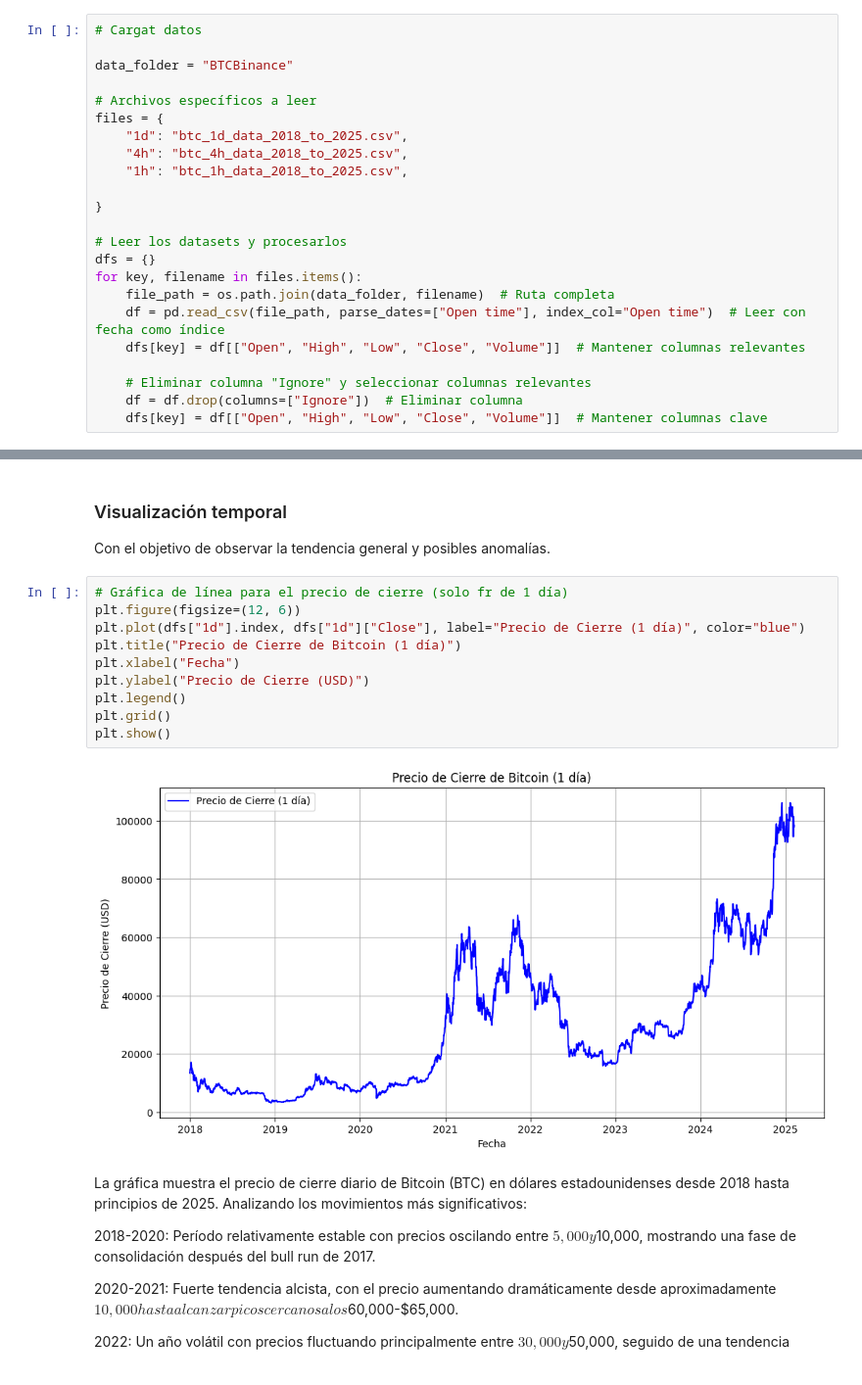
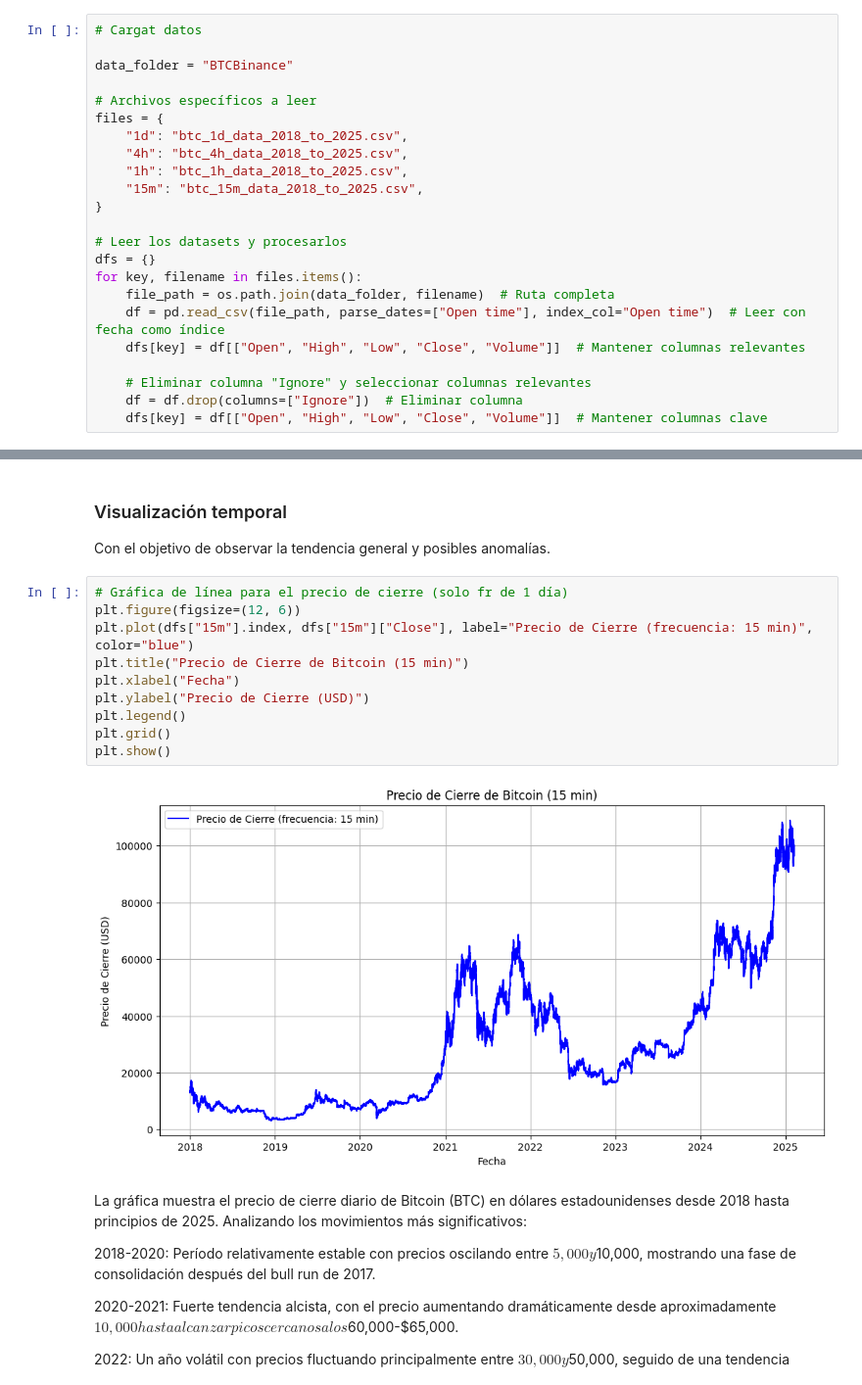
Before and after one commit to mcamilavr/mcamilavr.github.io, a Jupyter notebook: docs/notebooks.ipynb, the cells around one changed output, grey strips where cells are left out. Shown at 98% size. Drawn from its saved outputs; the diff is of its cells as text.

```diff
--- a/docs/notebooks.ipynb
+++ b/docs/notebooks.ipynb
@@ -57,7 +57,7 @@ files = {
     "1d": "btc_1d_data_2018_to_2025.csv",
     "4h": "btc_4h_data_2018_to_2025.csv",
     "1h": "btc_1h_data_2018_to_2025.csv",
-
+    "15m": "btc_15m_data_2018_to_2025.csv",
 }
 
 # Leer los datasets y procesarlos
@@ -140,15 +140,15 @@ Con el objetivo de observar la tendencia general y posibles anomalías.
 # %%
 # Gráfica de línea para el precio de cierre (solo fr de 1 día)
 plt.figure(figsize=(12, 6))
-plt.plot(dfs["1d"].index, dfs["1d"]["Close"], label="Precio de Cierre (1 día)", color="blue")
-plt.title("Precio de Cierre de Bitcoin (1 día)")
+plt.plot(dfs["15m"].index, dfs["15m"]["Close"], label="Precio de Cierre (frecuencia: 15 min)", color="blue")
+plt.title("Precio de Cierre de Bitcoin (15 min)")
 plt.xlabel("Fecha")
 plt.ylabel("Precio de Cierre (USD)")
 plt.legend()
 plt.grid()
 plt.show()
 # %% [output]
-[figure, old version]
+[figure, new version]
 # %% [markdown]
 La gráfica muestra el precio de cierre diario de Bitcoin (BTC) en dólares estadounidenses desde 2018 hasta principios de 2025. Analizando los movimientos más significativos:
 
```
Also changed, not shown: parts of 11 cells of this notebook.
